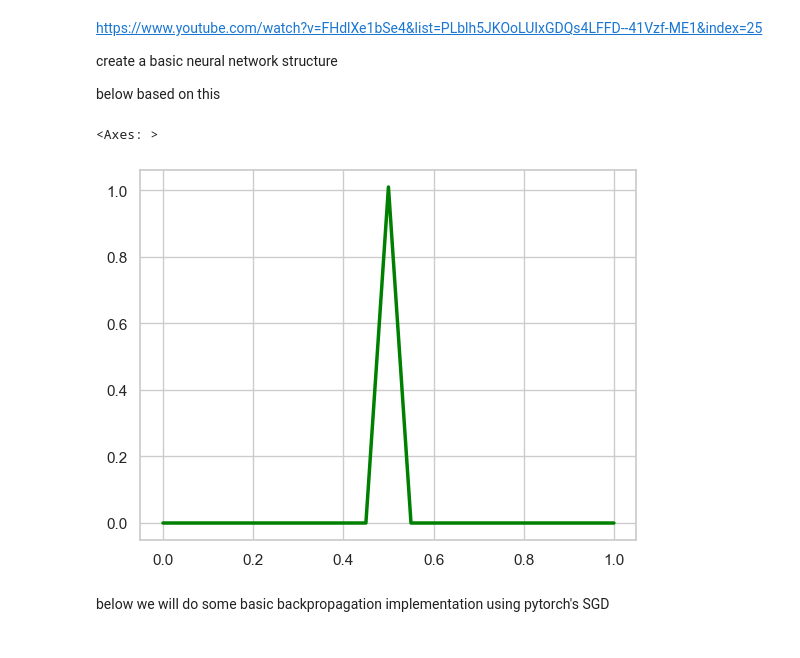
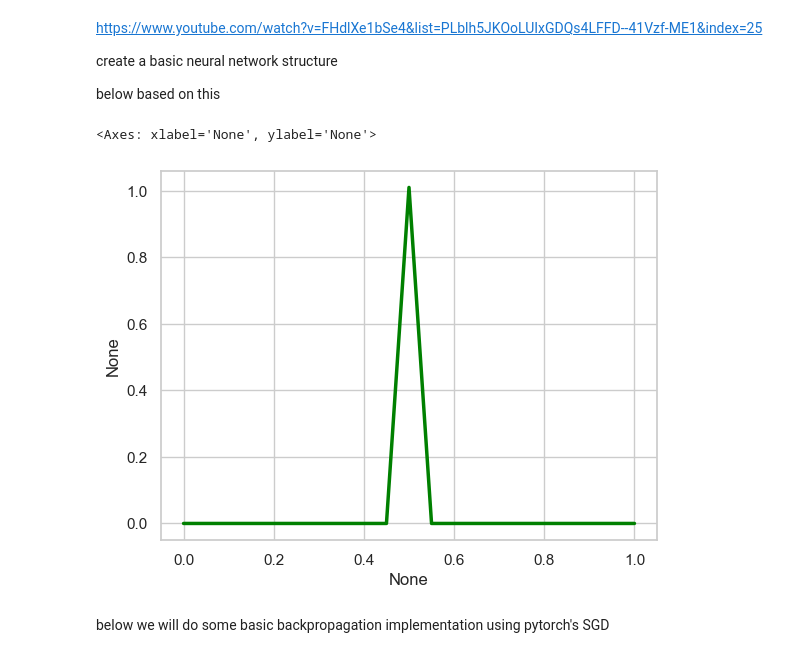
Before and after one commit to suchitbhayani/nn-basics, a Jupyter notebook: nn-basics.ipynb, the cells around one changed output. Cells and saved outputs as stored; diff of their text form; code cells hidden in the pictures.

```diff
--- a/nn-basics.ipynb
+++ b/nn-basics.ipynb
@@ -43,15 +46,15 @@ class BasicNN(nn.Module):
 
         return output
 # %%
-input_values = torch.linspace(start=0, end=1, steps=21)
+input_doses = torch.linspace(start=0, end=1, steps=21)
 model = BasicNN()
-output_values = model(input_values)
+output_values = model(input_doses)
 # %%
 sns.set(style='whitegrid')
-sns.lineplot(x=input_values, y=output_values, color='green', linewidth=2.5)
+sns.lineplot(x=input_doses, y=output_values, color='green', linewidth=2.5)
 # %% [output]
-<Axes: >
+<Axes: xlabel='None', ylabel='None'>
-[figure, old version]
+[figure, new version]
 # %% [markdown]
 below we will do some basic backpropagation implementation using pytorch's SGD
 # %%
```
Also changed, not shown: parts of 11 cells of this notebook, 10 other files.
